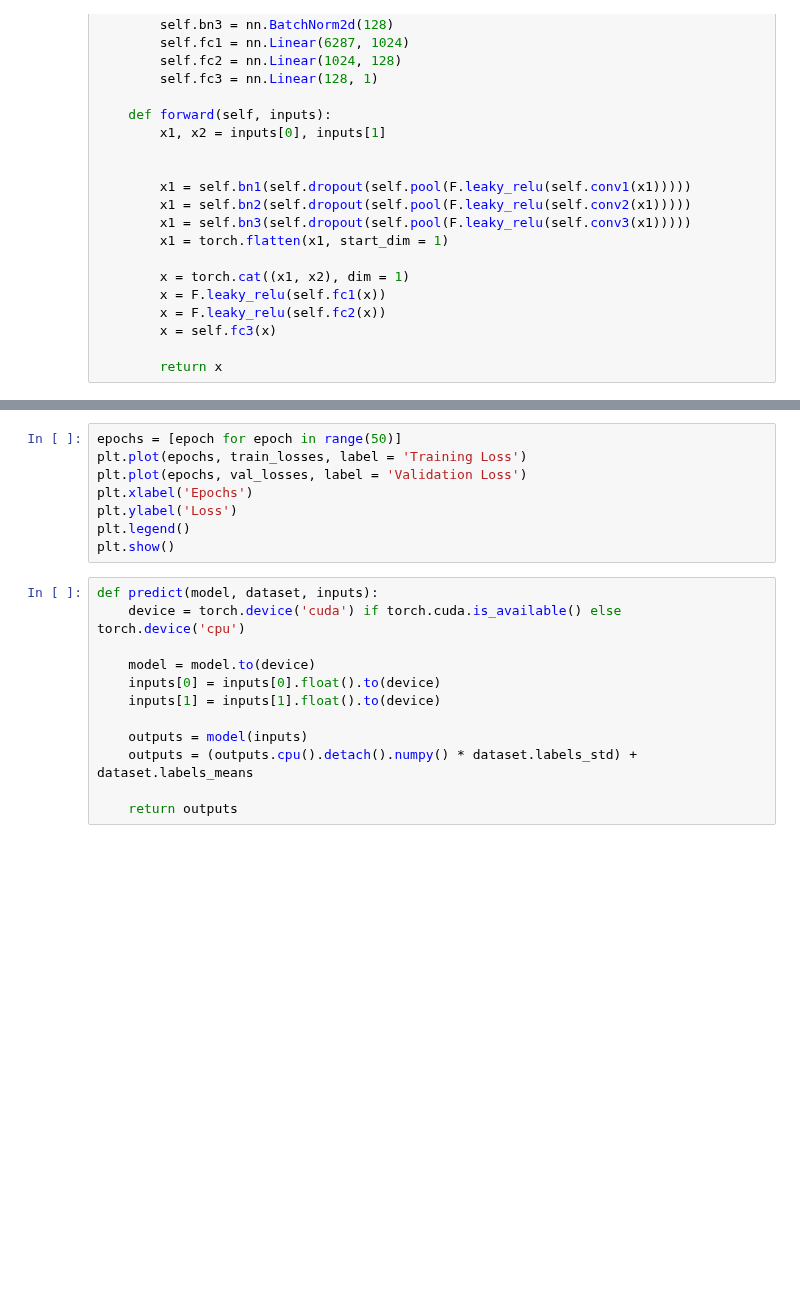
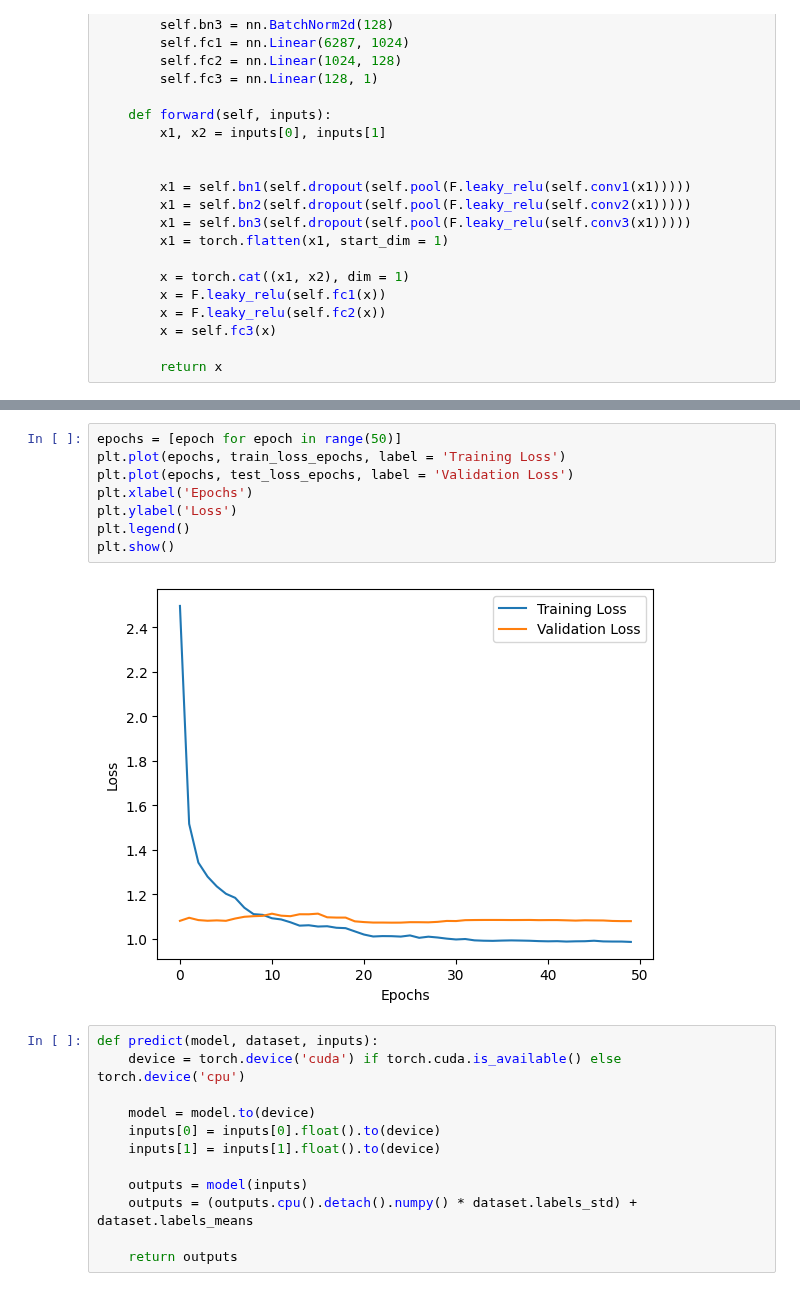
Before and after one commit to 3sara/Deep_learning_project, a Jupyter notebook: original_weather.ipynb, the cells around one changed output, grey strips where cells are left out. Cells and saved outputs as stored; diff of their text form; blank space fills up the shorter version.

Commit message:
training results

```diff
--- a/original_weather.ipynb
+++ b/original_weather.ipynb
@@ -205,11 +278,13 @@ loss is nan
 # %%
 epochs = [epoch for epoch in range(50)]
-plt.plot(epochs, train_losses, label = 'Training Loss')
-plt.plot(epochs, val_losses, label = 'Validation Loss')
+plt.plot(epochs, train_loss_epochs, label = 'Training Loss')
+plt.plot(epochs, test_loss_epochs, label = 'Validation Loss')
 plt.xlabel('Epochs')
 plt.ylabel('Loss')
 plt.legend()
 plt.show()
+# %% [output]
+[figure, added]
 # %%
 def predict(model, dataset, inputs):
     device = torch.device('cuda') if torch.cuda.is_available() else torch.device('cpu')
```
Also changed, not shown: parts of 5 cells of this notebook.
